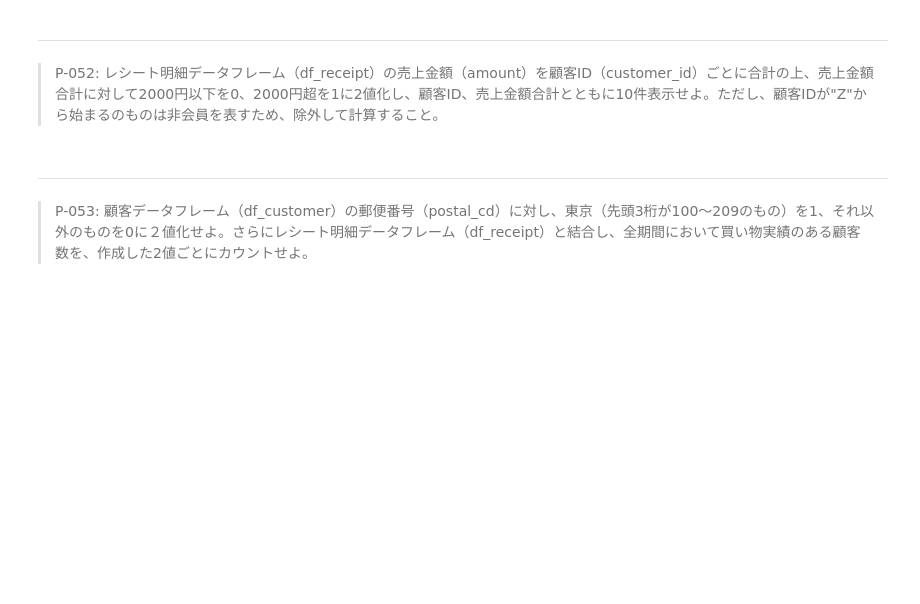
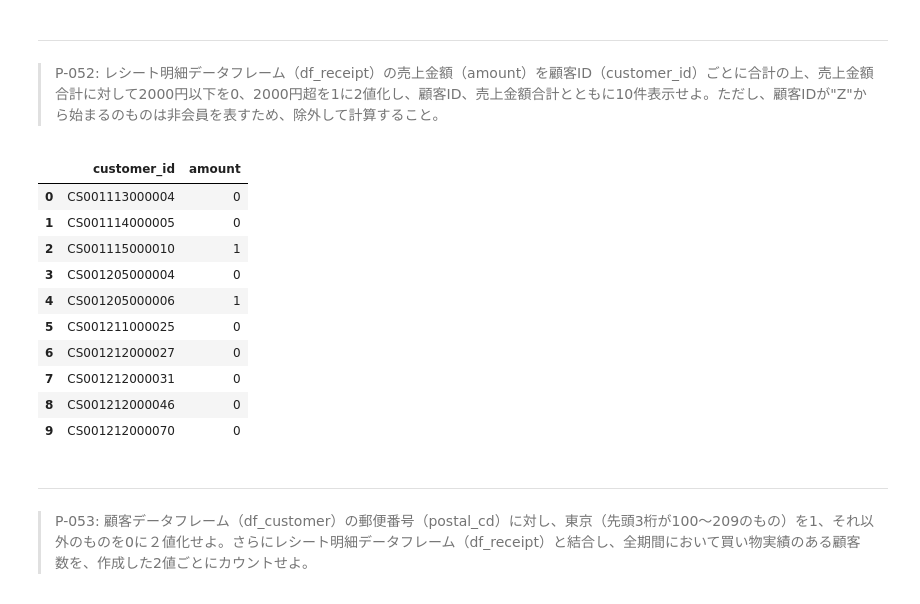
Before and after one commit to iii-source/practice_100, a Jupyter notebook: docker/work/preprocess_knock_Python.ipynb, the cells around one changed output. Cells and saved outputs as stored; diff of their text form; code cells hidden in the pictures; blank space fills up the shorter version.

```diff
--- a/docker/work/preprocess_knock_Python.ipynb
+++ b/docker/work/preprocess_knock_Python.ipynb
@@ -1040,6 +1040,22 @@ pd.concat((df_tmp, df_receipt[['receipt_no', 'receipt_sub_no']]), axis=1).head(1
 # %% [markdown]
 ---
 > P-052: レシート明細データフレーム（df_receipt）の売上金額（amount）を顧客ID（customer_id）ごとに合計の上、売上金額合計に対して2000円以下を0、2000円超を1に2値化し、顧客ID、売上金額合計とともに10件表示せよ。ただし、顧客IDが"Z"から始まるのものは非会員を表すため、除外して計算すること。
+# %%
+# df_receipt[['amount', 'customer_id']]
+df_receipt.groupby(['customer_id']).amount.sum().apply(lambda x : 1 if x >= 2000 else 0).reset_index() \
+.query('not customer_id.str.startswith("Z")', engine='python').head(10)
+# %% [output]
+|  | customer_id | amount |
+| 0 | CS001113000004 | 0 |
+| 1 | CS001114000005 | 0 |
+| 2 | CS001115000010 | 1 |
+| 3 | CS001205000004 | 0 |
+| 4 | CS001205000006 | 1 |
+| 5 | CS001211000025 | 0 |
+| 6 | CS001212000027 | 0 |
+| 7 | CS001212000031 | 0 |
+| 8 | CS001212000046 | 0 |
+| 9 | CS001212000070 | 0 |
 # %% [markdown]
 ---
 > P-053: 顧客データフレーム（df_customer）の郵便番号（postal_cd）に対し、東京（先頭3桁が100〜209のもの）を1、それ以外のものを0に２値化せよ。さらにレシート明細データフレーム（df_receipt）と結合し、全期間において買い物実績のある顧客数を、作成した2値ごとにカウントせよ。
```
